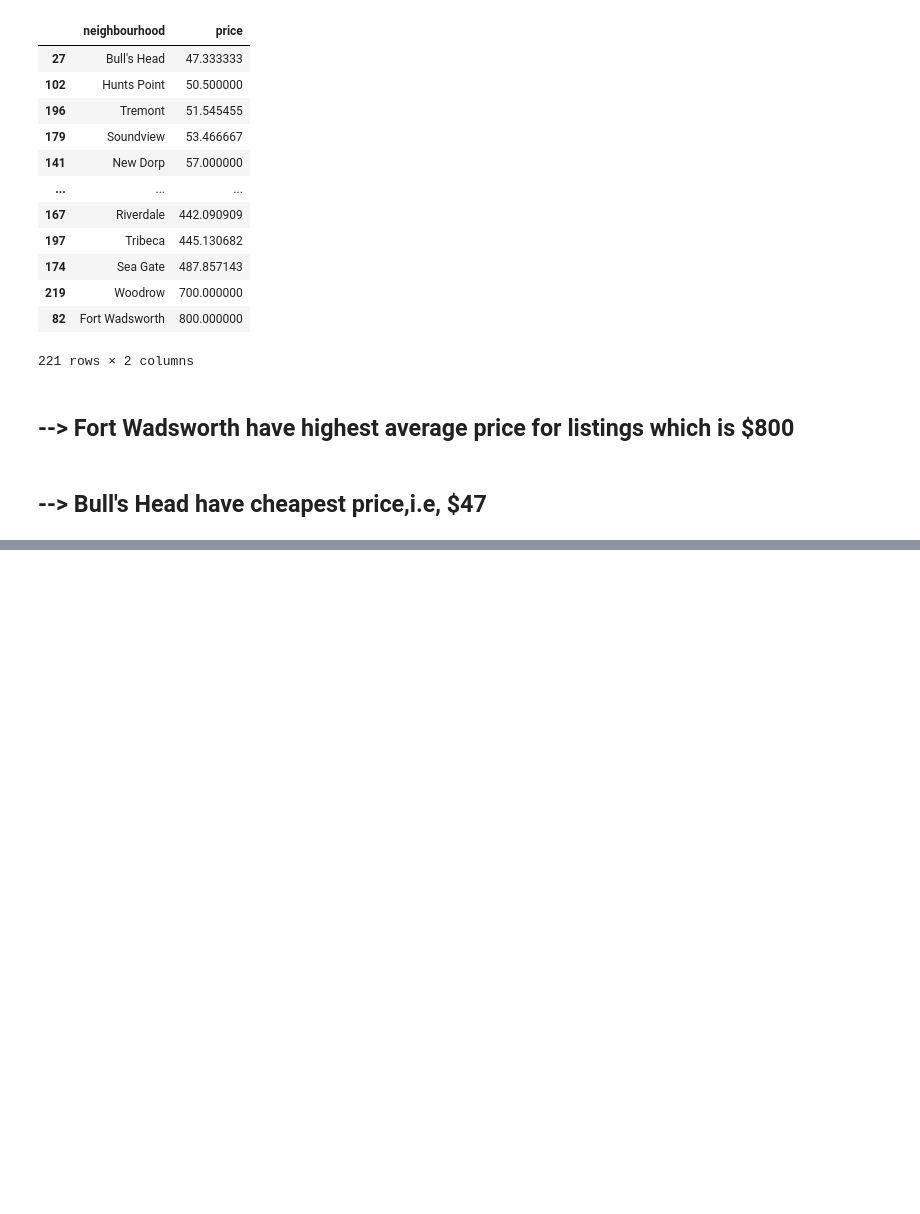
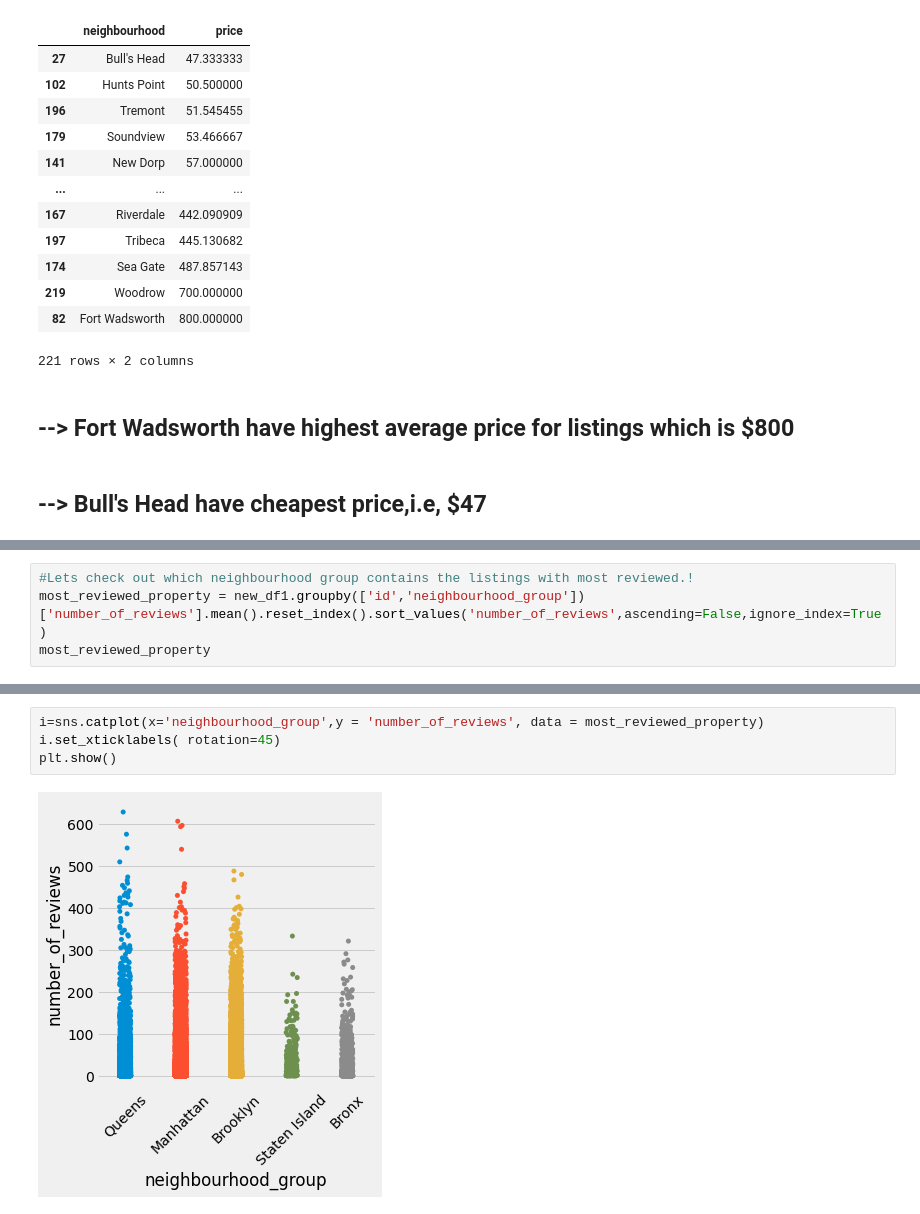
Before and after one commit to kajalDhun114/Airbnb-EDA-Project, a Jupyter notebook: Copy_of_Airbnb_Bookings_Analysis_Capstone_Project.ipynb, the cells around one changed output, grey strips where cells are left out. Cells and saved outputs as stored; diff of their text form; blank space fills up the shorter version.

```diff
--- a/Copy_of_Airbnb_Bookings_Analysis_Capstone_Project.ipynb
+++ b/Copy_of_Airbnb_Bookings_Analysis_Capstone_Project.ipynb
@@ -434,0 +437,4 @@ avgprice_of_neigh
+# %%
+#Lets check out which neighbourhood group contains the listings with most reviewed.!
+most_reviewed_property = new_df1.groupby(['id','neighbourhood_group'])['number_of_reviews'].mean().reset_index().sort_values('number_of_reviews',ascending=False,ignore_index=True)
+most_reviewed_property
@@ -434,0 +455,6 @@ avgprice_of_neigh
+# %%
+i=sns.catplot(x='neighbourhood_group',y = 'number_of_reviews', data = most_reviewed_property)
+i.set_xticklabels( rotation=45)
+plt.show()
+# %% [output]
+[figure, added]
```
Also changed, not shown: parts of 16 cells of this notebook.
